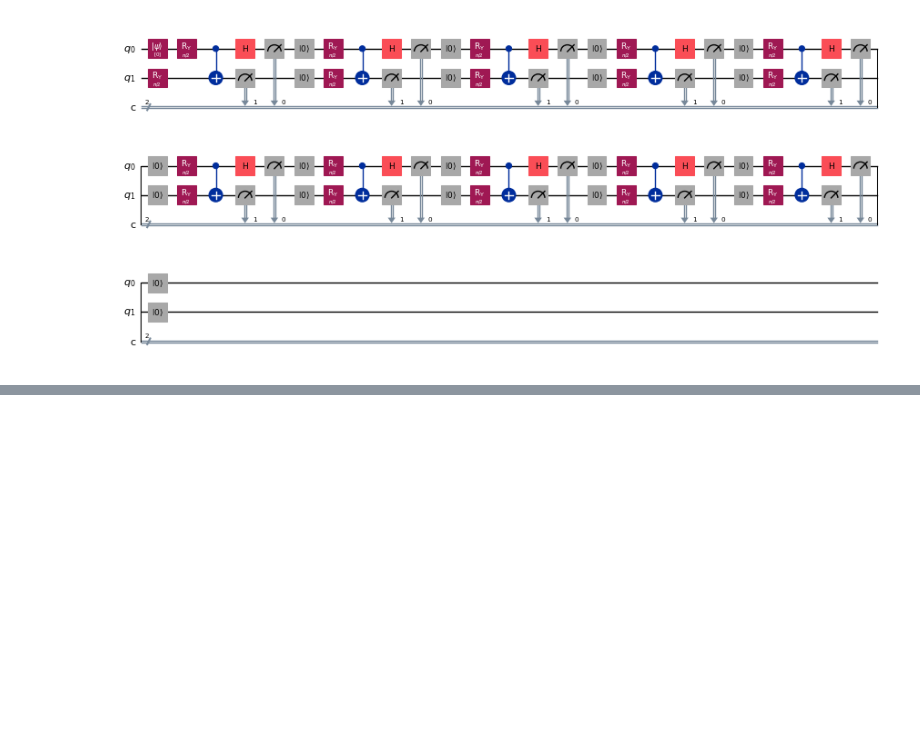
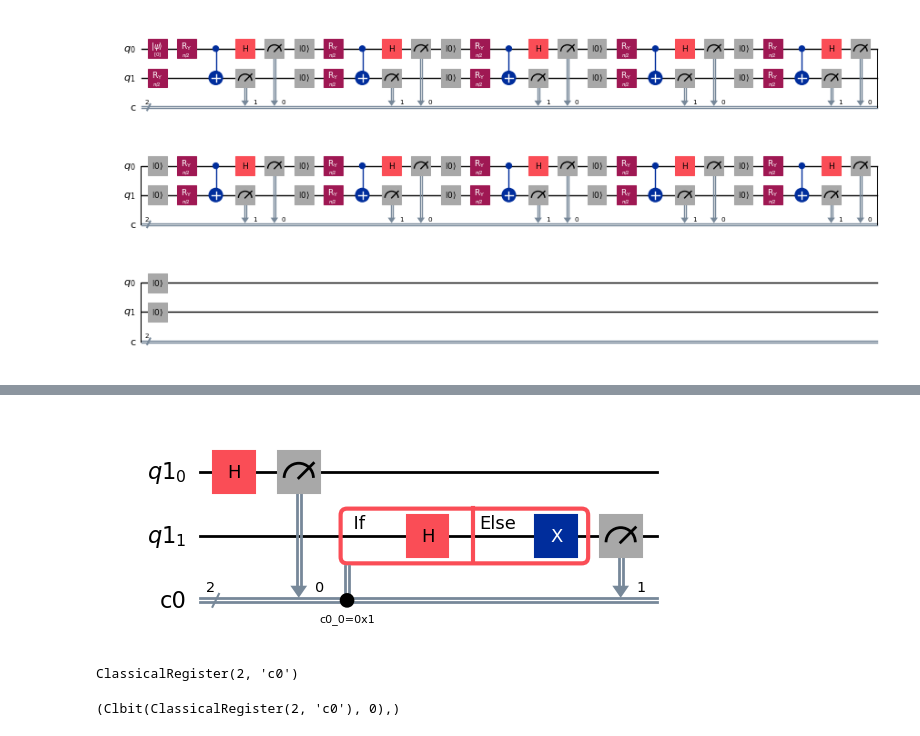
Before and after one commit to Acdimy/qreach-tools, a Jupyter notebook: python_pkg/test.ipynb, the cells around one changed output, grey strips where cells are left out. Drawn from its saved outputs; the diff is of its cells as text; code cells hidden in the pictures; blank space fills up the shorter version.

Commit message:
CFG parser unit test measurement

```diff
--- a/python_pkg/test.ipynb
+++ b/python_pkg/test.ipynb
@@ -388,0 +621,36 @@ circ.draw('mpl', scale=0.5)
+# %%
+import pyqreach
+### Verifiable quantum secret sharing
+from qiskit import QuantumCircuit, QuantumRegister, ClassicalRegister, transpile
+from qiskit.quantum_info import Statevector
+from qiskit_aer import Aer
+import numpy as np
+import math
+import random
+from time import time
+
+qubits = QuantumRegister(2)
+clbits = ClassicalRegister(2)
+circuit = QuantumCircuit(qubits, clbits)
+(q0, q1) = qubits
+(c0, c1) = clbits
+
+circuit.h(q0)
+circuit.measure(q0, c0)
+with circuit.if_test((0, 1)) as else_:
+    circuit.h(q1)
+with else_:
+    circuit.x(q1)
+circuit.measure(q1, c1)
+
+circuit.draw("mpl")
+# %% [output]
+[figure, added]
+# %%
+circuit.data[2].operation.condition[0]._register
+# %% [output]
+ClassicalRegister(2, 'c0')
+# %%
+circuit.data[2].clbits
+# %% [output]
+(Clbit(ClassicalRegister(2, 'c0'), 0),)
```
Also changed, not shown: parts of 18 cells of this notebook, 9 other files.
